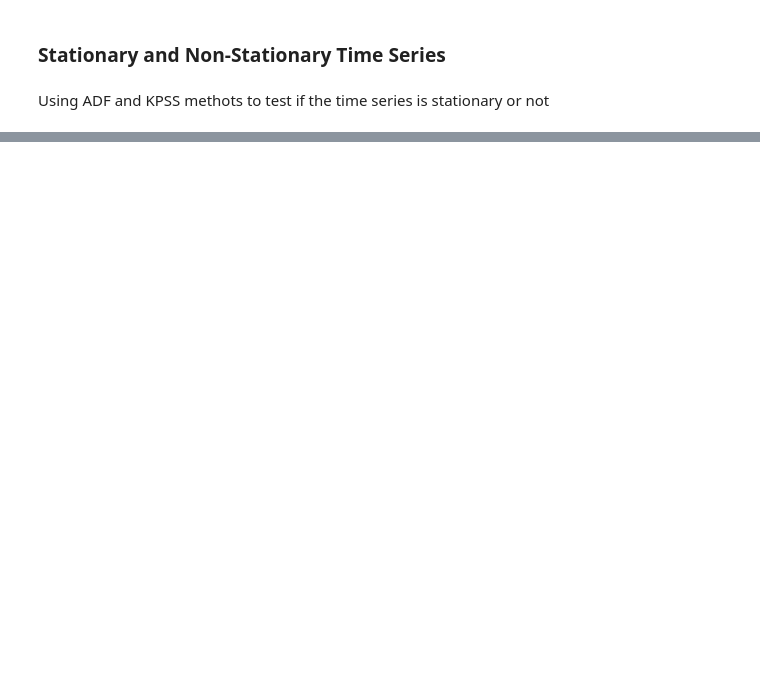
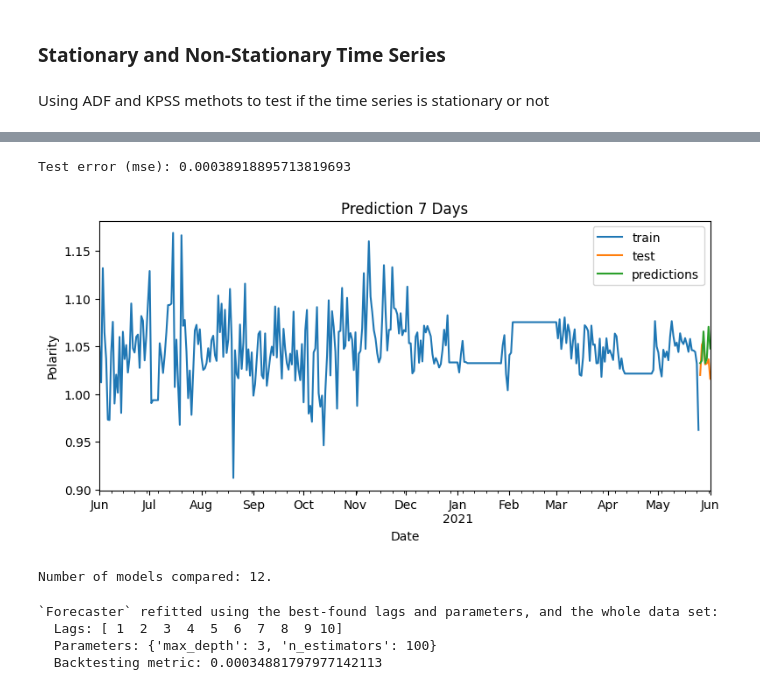
Before and after one commit to sba22243/ca2-sem2, a Jupyter notebook: sba22243_Integrated_CA2_sentiment_step_2.ipynb, the cells around one changed output, grey strips where cells are left out. Saved outputs shown, nothing was run; the diff lists cells and outputs as text; code cells hidden in the pictures; blank space fills up the shorter version.

```diff
--- a/sba22243_Integrated_CA2_sentiment_step_2.ipynb
+++ b/sba22243_Integrated_CA2_sentiment_step_2.ipynb
@@ -526,0 +427,72 @@ See the caveats in the documentation: https://pandas.pydata.org/pandas-docs/stab
+# %%
+# Create and train forecaster
+# ==============================================================================
+forecaster = ForecasterAutoreg(
+                regressor = RandomForestRegressor(random_state=123),
+                lags = 6
+                )
+
+forecaster.fit(y=data_train['sentiment_compound'])
+forecaster
+
+# Predictions
+# ==============================================================================
+steps = 7
+predictions_7days = forecaster.predict(steps=7)
+
+# Plot
+# ==============================================================================
+fig, ax = plt.subplots(figsize=(9, 4))
+data_train['sentiment_compound'].plot(ax=ax, label='train')
+data_test['sentiment_compound'].plot(ax=ax, label='test')
+predictions_7days.plot(ax=ax, label='predictions')
+ax.legend();
+ax.set_title('Prediction 7 Days')
+ax.set_ylabel('Polarity')
+ax.set_xlabel('Date')
+
+# Test error
+# ==============================================================================
+error_mse = mean_squared_error(
+                y_true = data_test['sentiment_compound'],
+                y_pred = predictions_7days
+            )
+
+print(f"Test error (mse): {error_mse}")
+# %% [output]
+Test error (mse): 0.00038918895713819693
+[figure, added]
+# %%
+# Hyperparameter tuning
+
+forecaster = ForecasterAutoreg(
+                regressor = RandomForestRegressor(random_state=123),
+                lags      = 12 # This value will be replaced in the grid search
+             )
+
+# Lags used as predictors
+lags_grid = [10, 20]
+
+# Regressor's hyperparameters
+param_grid = {'n_estimators': [100, 500],
+              'max_depth': [3, 5, 10]}
+
+results_grid = grid_search_forecaster(
+                        forecaster         = forecaster,
+                        y                  = data_train['sentiment_compound'],
+                        param_grid         = param_grid,
+                        lags_grid          = lags_grid,
+                        steps              = steps,
+                        refit              = True,
+                        metric             = 'mean_squared_error',
+                        initial_train_size = int(len(data_train)*0.5),
+                        fixed_train_size   = False,
+                        return_best        = True,
+                        verbose            = False
+               )
+# %% [output]
+Number of models compared: 12.
+`Forecaster` refitted using the best-found lags and parameters, and the whole data set:
+  Lags: [ 1  2  3  4  5  6  7  8  9 10]
+  Parameters: {'max_depth': 3, 'n_estimators': 100}
+  Backtesting metric: 0.00034881797977142113
```
Also changed, not shown: parts of 43 cells of this notebook, 1 other file.
